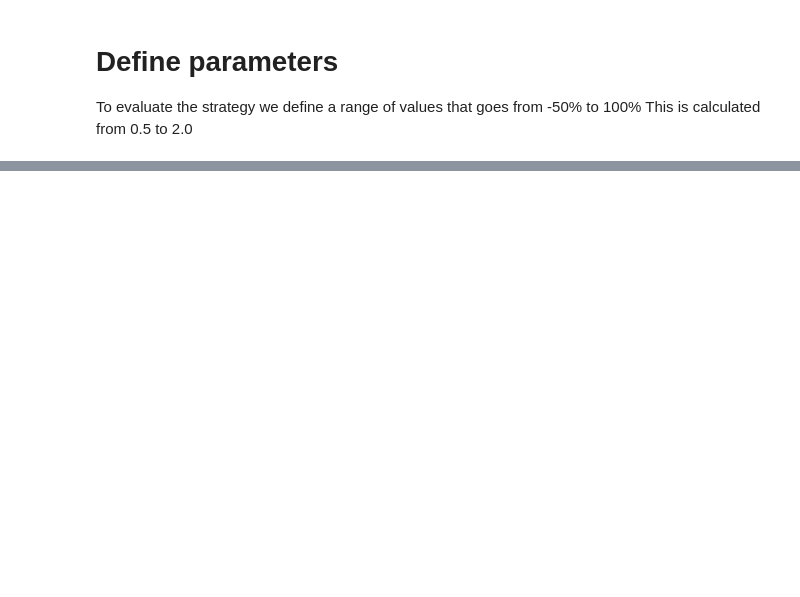
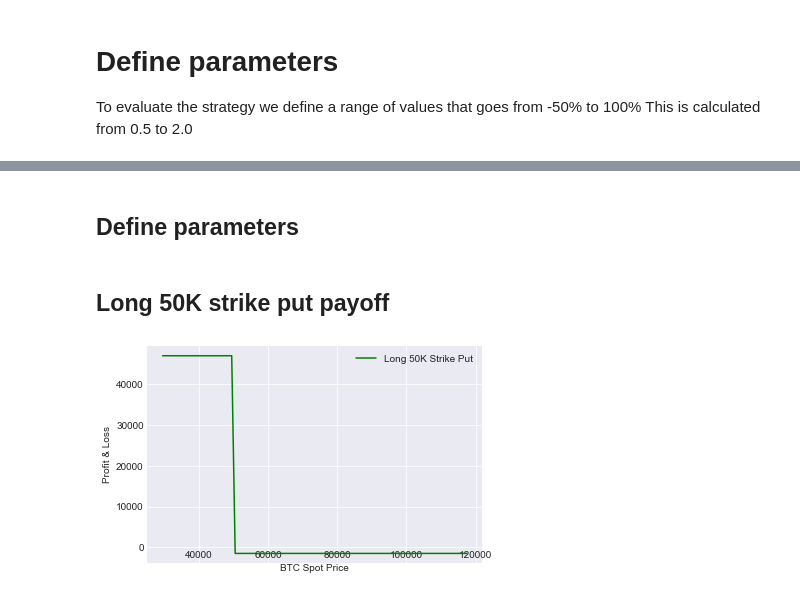
Before and after one commit to sotoblanco/OptionsTrading, a Jupyter notebook: OptionsTrading.ipynb, the cells around one changed output, grey strips where cells are left out. Cells and saved outputs as stored; diff of their text form; code cells hidden in the pictures; blank space fills up the shorter version.

```diff
--- a/OptionsTrading.ipynb
+++ b/OptionsTrading.ipynb
@@ -135,0 +158,30 @@ Max Loss: -6340.0
+# %%
+def put_payoff(sT, strike_price, premium):
+    return np.where(sT < strike_price, strike_price - premium, 0) - premium
+# %% [markdown]
+## Define parameters
+# %%
+spot_price = 59000
+strike_price_long_put = 50000
+premium_long_put = 1500
+
+strike_price_short_put = 45000
+premium_short_put = 680
+
+# BTC price range at the expiration of the put is the ``sT`` which is already define
+# Stock price range at expiration of the call
+sT = np.arange(0.5*spot_price, 2*spot_price, 1000)
+# %% [markdown]
+## Long 50K strike put payoff
+# %%
+payoff_long_put = put_payoff(sT, strike_price_long_put, premium_long_put)
+# plot
+ax = plt.subplot()
+ax.spines['bottom'].set_position('zero')
+ax.plot(sT, payoff_long_put, label="Long 50K Strike Put", color = "g")
+plt.xlabel("BTC Spot Price")
+plt.ylabel("Profit & Loss")
+plt.legend()
+plt.show()
+# %% [output]
+[figure, added]
```
Also changed, not shown: parts of 21 cells of this notebook.
